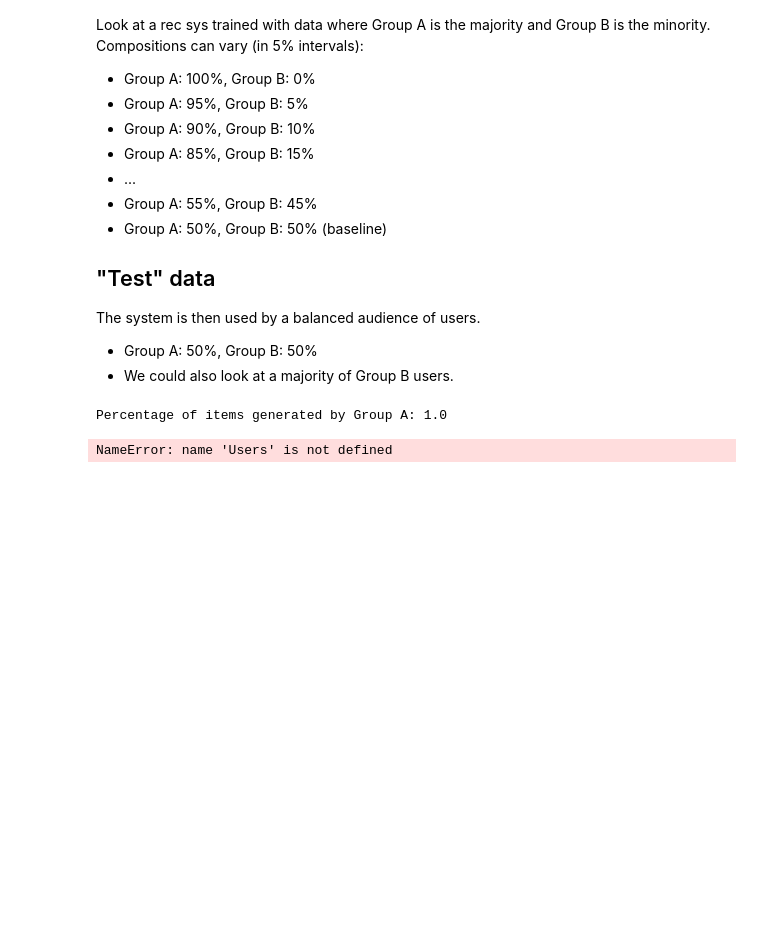
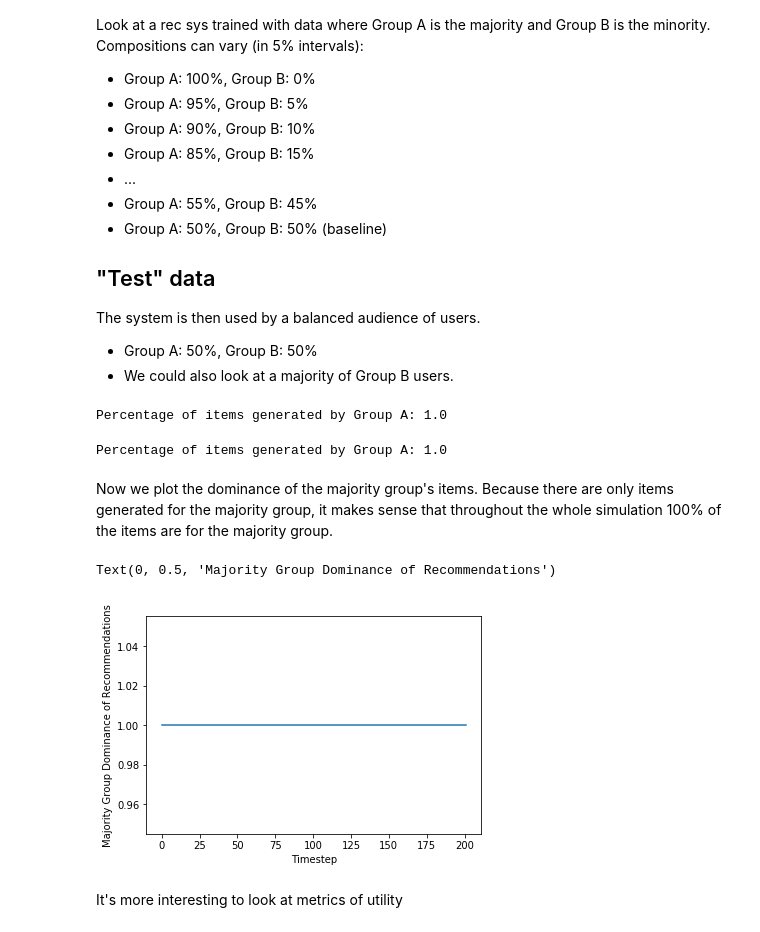
Before and after one commit to sunnymatt/t-recs-experiments, a Jupyter notebook: notebooks/minority_training.ipynb, the cells around one changed output. Saved outputs shown, nothing was run; the diff lists cells and outputs as text; code cells hidden in the pictures; blank space fills up the shorter version.

```diff
--- a/notebooks/minority_training.ipynb
+++ b/notebooks/minority_training.ipynb
@@ -33,12 +34,12 @@ total_users = 1000
 num_group_a = 800 # so group B has 200 users
 num_attrs = 11
 
-# 5000 items created by Group A members
-# 5000 items created by Group B members
+# 10000 items for Group A members
+# 0 items for Group B members
 total_items = 10000
 num_items_a = 10000 # so group B created no item
 
-user_profiles, item_profiles = create_profiles(
+train_user_profiles, item_profiles = create_profiles(
     total_users=total_users,
     total_items=total_items,
     dynamic_creators=False,
@@ -55,12 +56,41 @@ Percentage of items generated by Group A: 1.0
 p = PopularityRecommender(
     actual_item_representation=item_profiles,
     actual_user_representation=Users(
-        actual_user_profiles=user_profiles,
+        actual_user_profiles=train_user_profiles,
         num_users=total_users
     )
 )
 p.add_metrics(MajorityRecommendationShare(9), MajoritySharePopularItems(total_items, 9))
+# Train with majority group
 p.startup_and_train(timesteps=100)
-#p.run(timesteps=100)
-# %% [output]
-NameError: name 'Users' is not defined
+# %%
+# Switch users to balanced maj/min group
+num_group_a_test = 500
+
+test_user_profiles, _ = create_profiles(
+    total_users=total_users,
+    total_items=total_items,
+    dynamic_creators=False,
+    num_majority_users=num_group_a_test,
+    num_majority_items=num_items_a,
+    group_strength=0.6,
+    num_attrs=num_attrs
+)
+test_users = Users(actual_user_profiles=test_user_profiles, num_users=total_users)
+test_users.compute_user_scores(item_attributes=p.items)
+# %% [output]
+Percentage of items generated by Group A: 1.0
+# %%
+p.users = test_users
+p.run(timesteps=100, train_between_steps=False)
+# %% [markdown]
+Now we plot the dominance of the majority group's items. Because there are only items generated for the majority group, it makes sense that throughout the whole simulation 100% of the items are for the majority group.
+# %%
+plt.plot(p.get_measurements()['majority_dominance'][1:])
+plt.xlabel("Timestep")
+plt.ylabel("Majority Group Dominance of Recommendations")
+# %% [output]
+Text(0, 0.5, 'Majority Group Dominance of Recommendations')
+[figure, added]
+# %% [markdown]
+It's more interesting to look at metrics of utility
```
Also changed, not shown: parts of 1 cell of this notebook.
